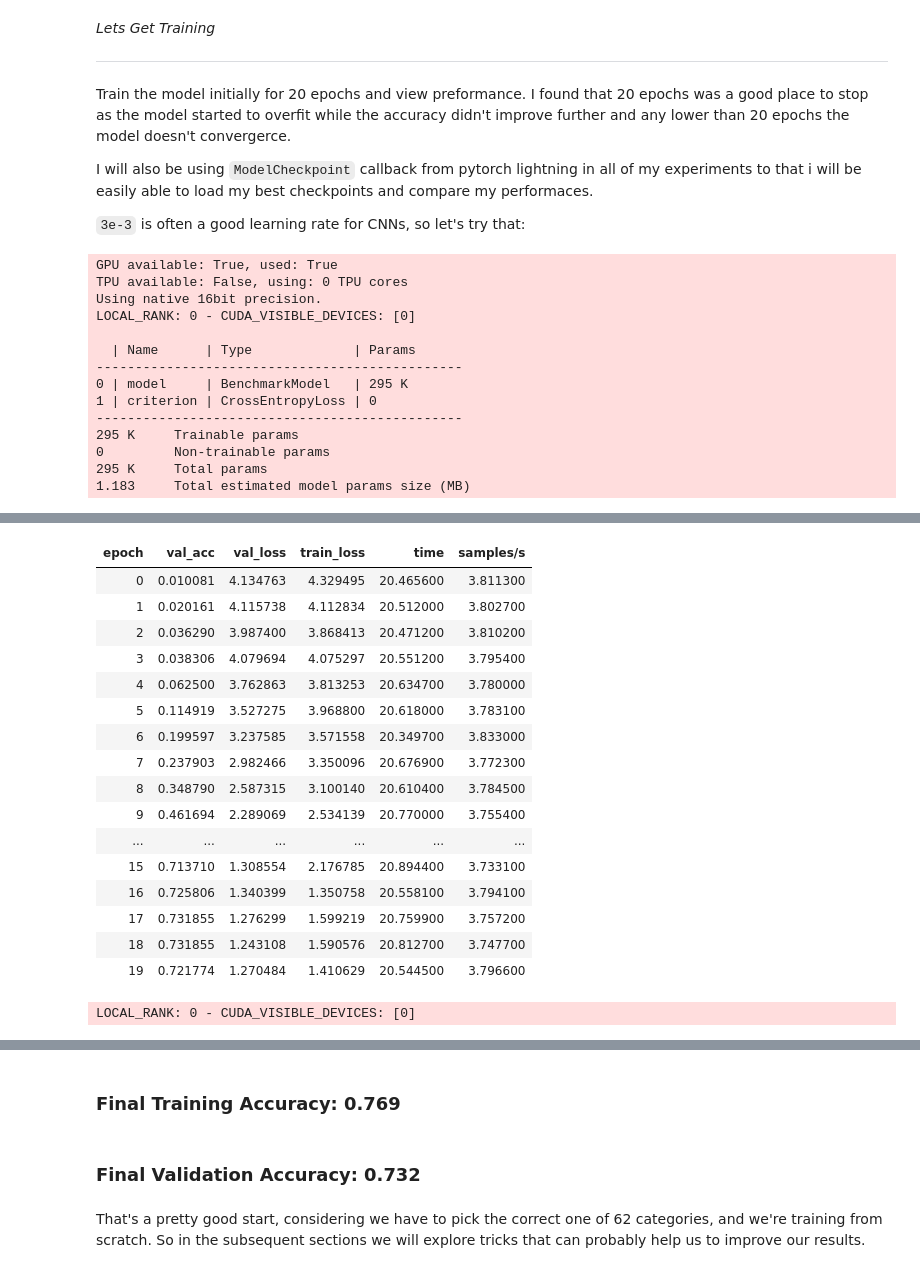
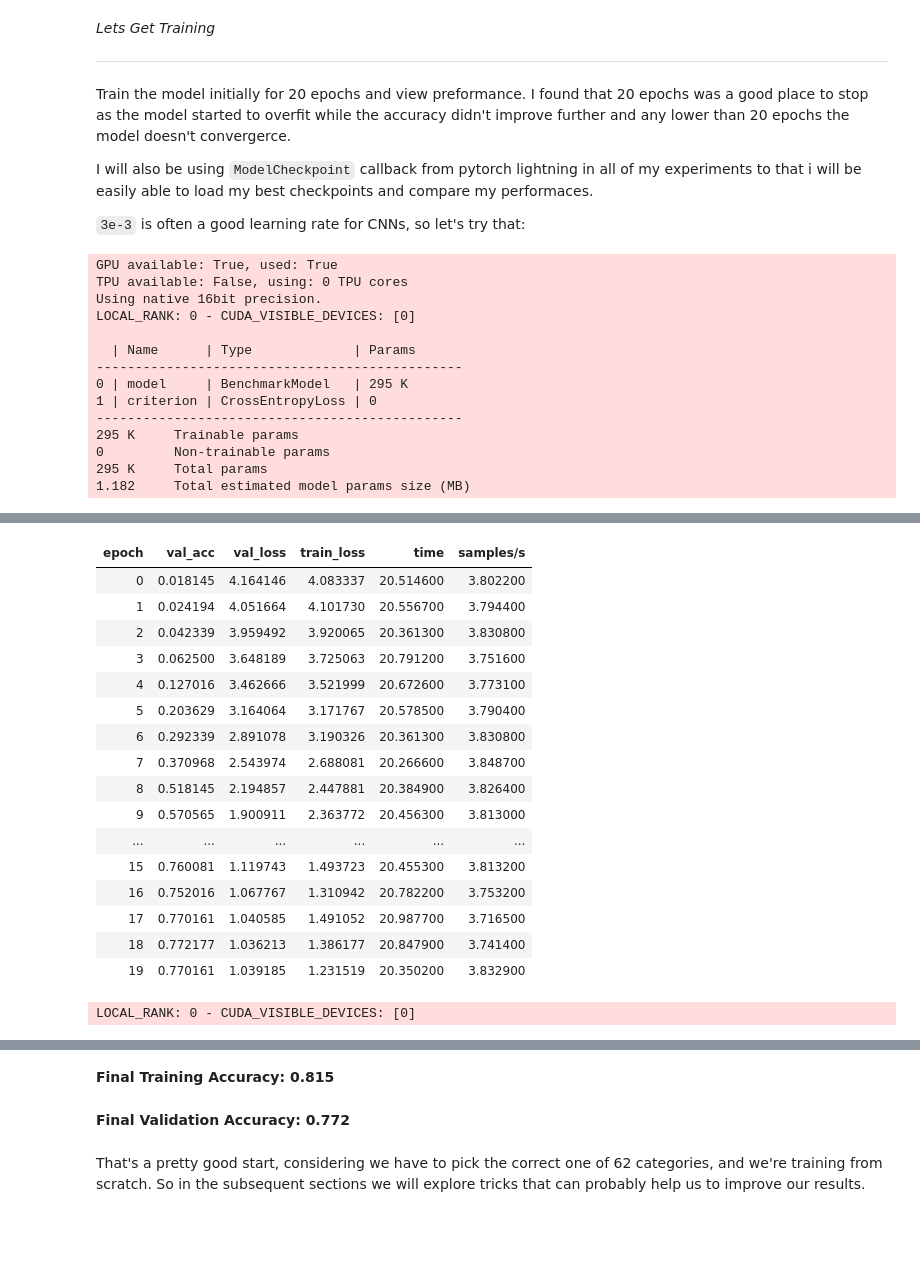
Before and after one commit to benihime91/midas-summer-internship-2021, a Jupyter notebook: midas_task_2_part_01.ipynb, the cells around one changed output, grey strips where cells are left out. Cells and saved outputs as stored; diff of their text form; code cells hidden in the pictures; blank space fills up the shorter version.

```diff
--- a/midas_task_2_part_01.ipynb
+++ b/midas_task_2_part_01.ipynb
@@ -225,7 +243,7 @@ base_tfms = A.Compose([
 # %% [markdown]
 Function to get our data -
 # %%
-def get_data(transforms = base_tfms, valid_transforms=base_tfms, bs: int = 128):
+def get_data(transforms = base_tfms, valid_transforms=base_tfms, bs: int = 32):
     # instantiate the dataset set obj
     train_ds = PandasDataset(df=TRAIN_DATASET_01, transforms=transforms)
     valid_ds = PandasDataset(df=VALID_DATASET_01, transforms=valid_transforms)
@@ -281,11 +299,11 @@ Global seed set to 42
 42
 # %%
 class ClassificationTask(pl.LightningModule):
-    def __init__(self, model: nn.Module, lr: float, wd: float = 0, criterion: nn.Module = nn.CrossEntropyLoss):
+    def __init__(self, model: nn.Module, lr: float, wd: float = 0, criterion: nn.Module = nn.CrossEntropyLoss()):
         super().__init__()
         self.save_hyperparameters("lr", "wd")
         self.model = model
-        self.criterion = criterion()
+        self.criterion = criterion
 
     def forward(self, xb):
         "Same as nn.Module forward"
@@ -317,16 +335,12 @@ class ClassificationTask(pl.LightningModule):
         define optimizers and LR schedulers for use in training.
         """
         # default Adam parameters from fast.ai
-        opt_func = optim.AdamW(self.parameters(), lr=self.hparams.lr, weight_decay=self.hparams.wd, betas=(0.9, 0.99), eps=1e-05)
+        opt   = optim.AdamW(self.parameters(), lr=self.hparams.lr, weight_decay=self.hparams.wd, betas=(0.9, 0.99), eps=1e-05)
+        steps = len(self.train_dataloader())
+        epochs= self.trainer.max_epochs
 
-        steps_per_epoch = len(self.train_dataloader())
-        num_epochs = self.trainer.max_epochs
-
-        scheduler = optim.lr_scheduler.OneCycleLR(opt_func, max_lr=self.hparams.lr, epochs=num_epochs,
-                                                  steps_per_epoch=steps_per_epoch, cycle_momentum=True,
-                                                  base_momentum=0.85, max_momentum=0.95,)
-
-        return [opt_func], [dict(scheduler=scheduler, interval='step')]
+        scheduler = optim.lr_scheduler.OneCycleLR(opt, max_lr=self.hparams.lr, epochs=epochs, steps_per_epoch=steps)
+        return [opt], [dict(scheduler=scheduler, interval='step')]
 # %% [markdown]
 For training I will be using the popular `AdamW + 1cycle` training approach. Here we use the `AdamW` optimizer and `OneCycleLR` scheduler from PyTorch.
 
@@ -410,17 +425,15 @@ class BenchmarkModel(nn.Sequential):
         conv_block_22 = ConvBnDropBlock(in_chans=128, out_chans=128, bias=False, stride=2,
                                         use_bn=True, act_cls=nn.ReLU, p_drop=0.25,
                                         kernel_size=3, padding=0)
-        pool_flatten = nn.Sequential(nn.AdaptiveAvgPool2d(1), nn.Flatten())
 
-
+        # ensemble the model building blocks
         block1 = nn.Sequential(conv_block_01, conv_block_02, pool_block_0)
         block2 = nn.Sequential(conv_block_11, conv_block_12, pool_block_1)
         block3 = nn.Sequential(conv_block_21, conv_block_22)
+        pool_flatten = nn.Sequential(nn.AdaptiveAvgPool2d(1), nn.Flatten())
+        fc = nn.Sequential(nn.Dropout(0.3), nn.Linear(128, num_outputs, bias=False))
 
-        predictor = nn.Sequential(nn.BatchNorm1d(128), nn.Dropout(0.3), nn.ReLU(inplace=True),
-                                  nn.Linear(128, num_outputs, bias=False))
-
-        layers = [block1, block2, block3, pool_flatten, predictor]
+        layers = [block1, block2, block3, pool_flatten, fc]
         super(BenchmarkModel, self).__init__(*layers)
 # %% [markdown]
 *Lets Get Training*
@@ -456,8 +471,8 @@ trainer.fit(task, train_dataloader=train_dl, val_dataloaders=valid_dl)
 tst_res = trainer.test(ckpt_path="best", test_dataloaders=[train_dl, valid_dl], verbose=False)
 trn_acc, val_acc = tst_res[0]["test_acc/dataloader_idx_0"], tst_res[1]["test_acc/dataloader_idx_1"]
 
-display(Markdown(f"### Final Training Accuracy: {round(trn_acc, 3)}"))
-display(Markdown(f"### Final Validation Accuracy: {round(val_acc, 3)}"))
+display(Markdown(f"**Final Training Accuracy: {round(trn_acc, 3)}**"))
+display(Markdown(f"**Final Validation Accuracy: {round(val_acc, 3)}**"))
 # %% [output]
 GPU available: True, used: True
 TPU available: False, using: 0 TPU cores
@@ -472,5 +487,5 @@ LOCAL_RANK: 0 - CUDA_VISIBLE_DEVICES: [0]
 295 K     Trainable params
 0         Non-trainable params
 295 K     Total params
-1.183     Total estimated model params size (MB)
+1.182     Total estimated model params size (MB)
 [interactive output not drawn]
@@ -478,24 +493,24 @@ Training [1240/1240 06:51, Epoch 19 {'loss': '1.46', 'v_num': 2}]
 | epoch | val_acc | val_loss | train_loss | time | samples/s |
-| 0 | 0.010081 | 4.134763 | 4.329495 | 20.465600 | 3.811300 |
-| 1 | 0.020161 | 4.115738 | 4.112834 | 20.512000 | 3.802700 |
-| 2 | 0.036290 | 3.987400 | 3.868413 | 20.471200 | 3.810200 |
-| 3 | 0.038306 | 4.079694 | 4.075297 | 20.551200 | 3.795400 |
-| 4 | 0.062500 | 3.762863 | 3.813253 | 20.634700 | 3.780000 |
-| 5 | 0.114919 | 3.527275 | 3.968800 | 20.618000 | 3.783100 |
-| 6 | 0.199597 | 3.237585 | 3.571558 | 20.349700 | 3.833000 |
-| 7 | 0.237903 | 2.982466 | 3.350096 | 20.676900 | 3.772300 |
-| 8 | 0.348790 | 2.587315 | 3.100140 | 20.610400 | 3.784500 |
-| 9 | 0.461694 | 2.289069 | 2.534139 | 20.770000 | 3.755400 |
+| 0 | 0.018145 | 4.164146 | 4.083337 | 20.514600 | 3.802200 |
+| 1 | 0.024194 | 4.051664 | 4.101730 | 20.556700 | 3.794400 |
+| 2 | 0.042339 | 3.959492 | 3.920065 | 20.361300 | 3.830800 |
+| 3 | 0.062500 | 3.648189 | 3.725063 | 20.791200 | 3.751600 |
+| 4 | 0.127016 | 3.462666 | 3.521999 | 20.672600 | 3.773100 |
+| 5 | 0.203629 | 3.164064 | 3.171767 | 20.578500 | 3.790400 |
+| 6 | 0.292339 | 2.891078 | 3.190326 | 20.361300 | 3.830800 |
+| 7 | 0.370968 | 2.543974 | 2.688081 | 20.266600 | 3.848700 |
+| 8 | 0.518145 | 2.194857 | 2.447881 | 20.384900 | 3.826400 |
+| 9 | 0.570565 | 1.900911 | 2.363772 | 20.456300 | 3.813000 |
 | ... | ... | ... | ... | ... | ... |
-| 15 | 0.713710 | 1.308554 | 2.176785 | 20.894400 | 3.733100 |
-| 16 | 0.725806 | 1.340399 | 1.350758 | 20.558100 | 3.794100 |
-| 17 | 0.731855 | 1.276299 | 1.599219 | 20.759900 | 3.757200 |
-| 18 | 0.731855 | 1.243108 | 1.590576 | 20.812700 | 3.747700 |
-| 19 | 0.721774 | 1.270484 | 1.410629 | 20.544500 | 3.796600 |
+| 15 | 0.760081 | 1.119743 | 1.493723 | 20.455300 | 3.813200 |
+| 16 | 0.752016 | 1.067767 | 1.310942 | 20.782200 | 3.753200 |
+| 17 | 0.770161 | 1.040585 | 1.491052 | 20.987700 | 3.716500 |
+| 18 | 0.772177 | 1.036213 | 1.386177 | 20.847900 | 3.741400 |
+| 19 | 0.770161 | 1.039185 | 1.231519 | 20.350200 | 3.832900 |
 LOCAL_RANK: 0 - CUDA_VISIBLE_DEVICES: [0]
 [interactive output not drawn]
-### Final Training Accuracy: 0.769
+**Final Training Accuracy: 0.815**
-### Final Validation Accuracy: 0.732
+**Final Validation Accuracy: 0.772**
 # %% [markdown]
 That's a pretty good start, considering we have to pick the correct one of 62 categories, and we're training from scratch. So in the subsequent sections we will explore tricks that can probably help us to improve our results.
 # %%
```
Also changed, not shown: parts of 34 cells of this notebook.
